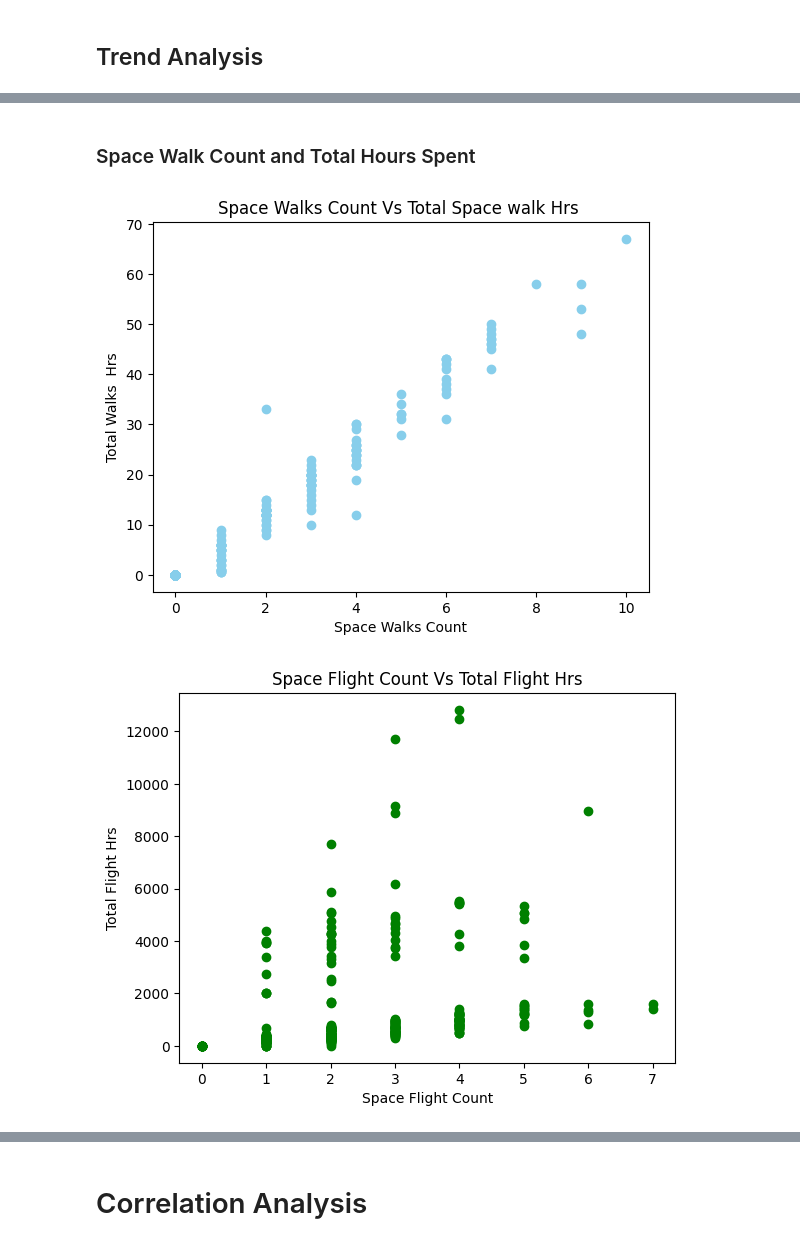
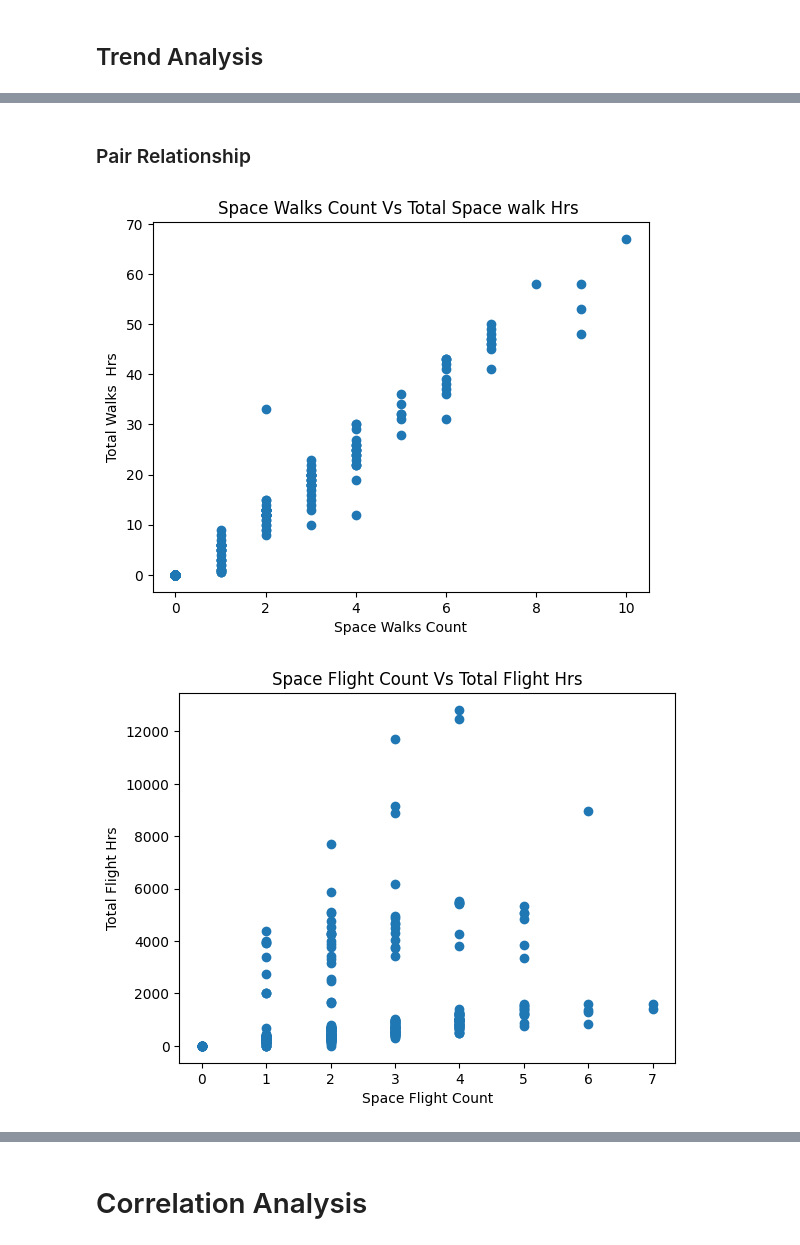
Before and after one commit to mahnraslam/EDA_on_NASA_astronauts_data, a Jupyter notebook: astronauts.ipynb, the cells around one changed output, grey strips where cells are left out. Drawn from its saved outputs; the diff is of its cells as text; code cells hidden in the pictures.

```diff
--- a/astronauts.ipynb
+++ b/astronauts.ipynb
@@ -133,18 +109,18 @@ plt.show()
-# %% [markdown]
-### Space Walk Count and Total Hours Spent
+# %% [markdown]
+### Pair Relationship
 # %%
 
-plt.scatter(x = df_astronauts['Space Walks'] ,y = df_astronauts['Space Walks (hr)'], color = 'SkyBlue')
+plt.scatter(x = df_astronauts['Space Walks'] ,y = df_astronauts['Space Walks (hr)'] )
 plt.title('Space Walks Count Vs Total Space walk Hrs ')
 plt.xlabel('Space Walks Count')
 plt.ylabel('Total Walks  Hrs')
 plt.show()
 
-plt.scatter(x = df_astronauts['Space Flights'] ,y = df_astronauts['Space Flight (hr)'], color='Green' )
+plt.scatter(x = df_astronauts['Space Flights'] ,y = df_astronauts['Space Flight (hr)'] )
 plt.title('Space Flight Count Vs Total Flight Hrs')
 plt.xlabel('Space Flight Count')
 plt.ylabel('Total Flight Hrs')
 plt.show()
 # %% [output]
-[figure, old version]
+[figure, new version]
-[figure, old version]
+[figure, new version]
```
Also changed, not shown: parts of 37 cells of this notebook, 3 other files.
